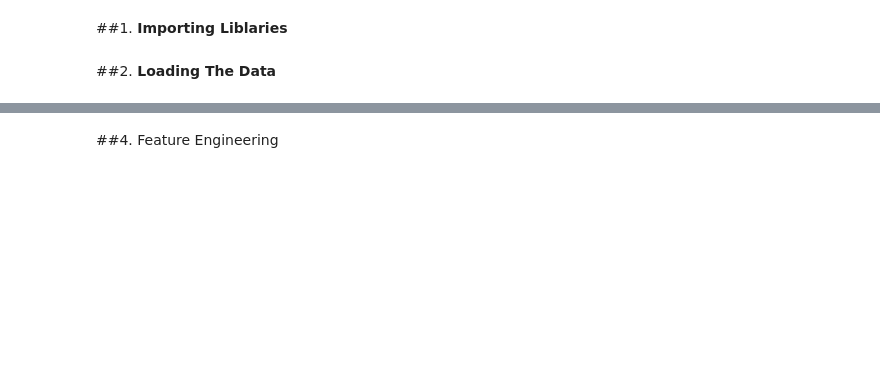
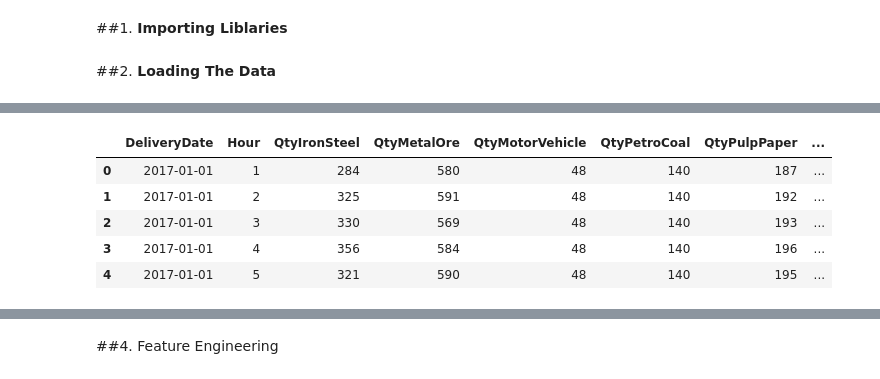
Before and after one commit to janosepah/ML_Project, a Jupyter notebook: Final_Project.ipynb, the cells around one changed output, grey strips where cells are left out. Saved outputs shown, nothing was run; the diff lists cells and outputs as text; code cells hidden in the pictures; blank space fills up the shorter version.

```diff
--- a/Final_Project.ipynb
+++ b/Final_Project.ipynb
@@ -163,0 +184,9 @@ AllFuel= AllFuel.append(FuelMonthly_2019)
+# %%
+AllIndustry.head()
+# %% [output]
+|  | DeliveryDate | Hour | QtyIronSteel | QtyMetalOre | QtyMotorVehicle | QtyPetroCoal | QtyPulpPaper | ... |
+| 0 | 2017-01-01 | 1 | 284 | 580 | 48 | 140 | 187 | ... |
+| 1 | 2017-01-01 | 2 | 325 | 591 | 48 | 140 | 192 | ... |
+| 2 | 2017-01-01 | 3 | 330 | 569 | 48 | 140 | 193 | ... |
+| 3 | 2017-01-01 | 4 | 356 | 584 | 48 | 140 | 196 | ... |
+| 4 | 2017-01-01 | 5 | 321 | 590 | 48 | 140 | 195 | ... |
```
Also changed, not shown: parts of 14 cells of this notebook.
